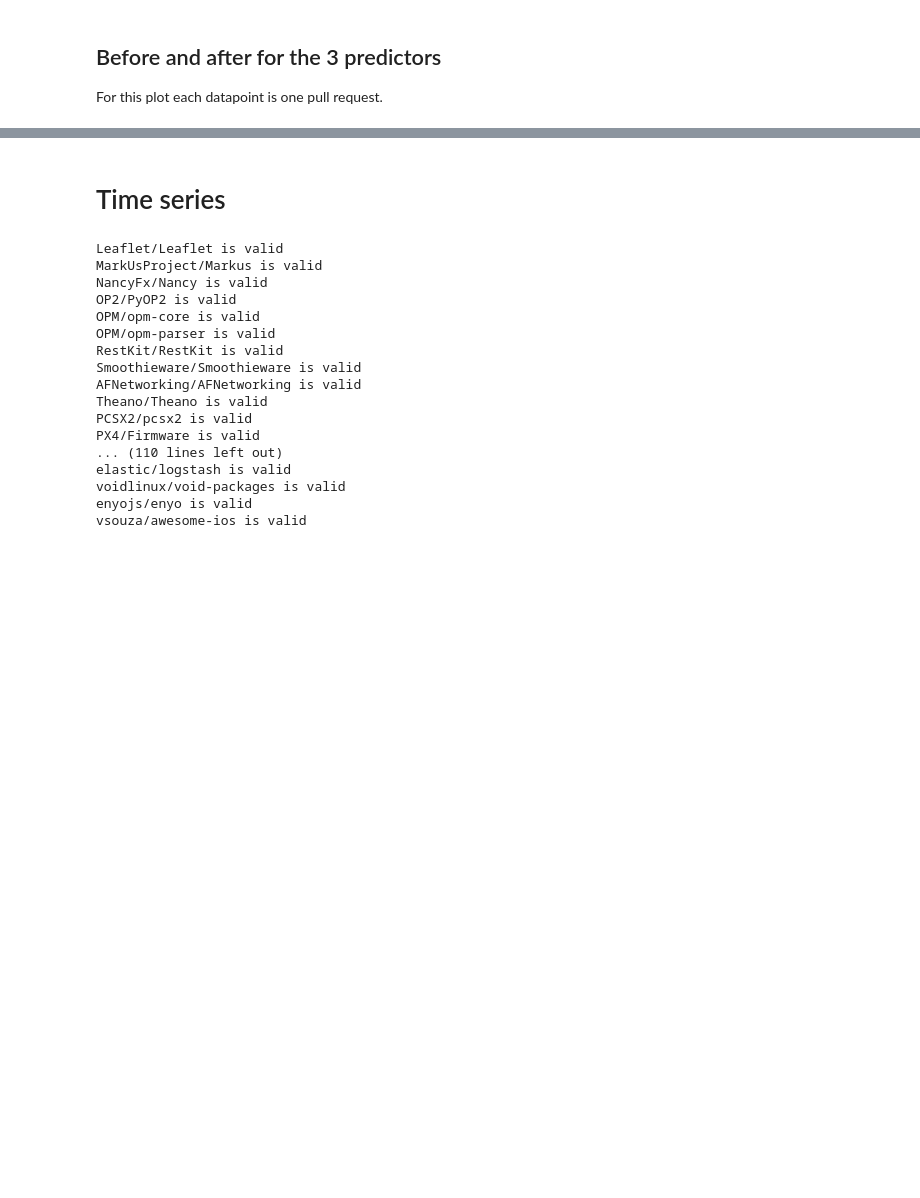
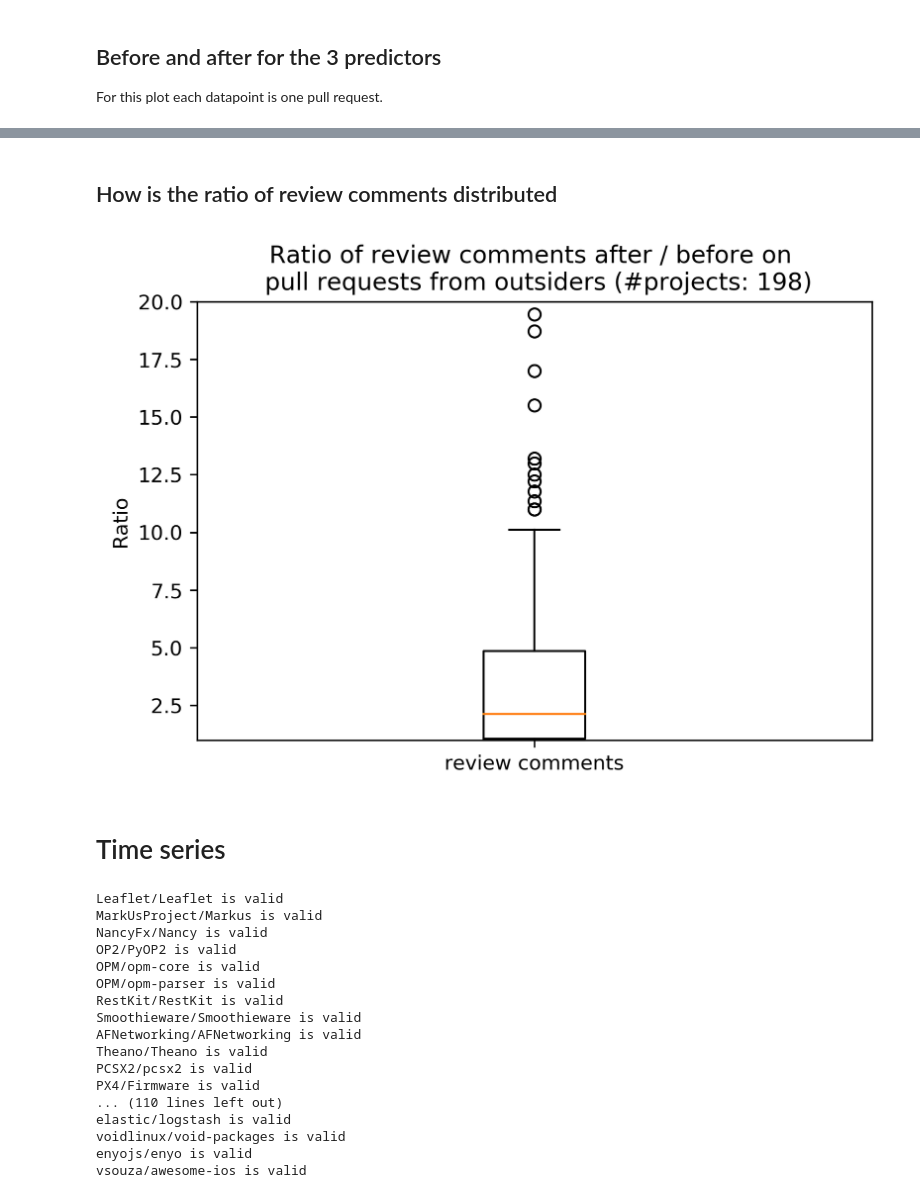
Before and after one commit to TheDutchDevil/code_reviews, a Jupyter notebook: analysis/share_of_comments.ipynb, the cells around one changed output, grey strips where cells are left out. Drawn from its saved outputs; the diff is of its cells as text; code cells hidden in the pictures; blank space fills up the shorter version.

```diff
--- a/analysis/share_of_comments.ipynb
+++ b/analysis/share_of_comments.ipynb
@@ -491,4 +523,36 @@ Skipped 52 projects from the total 232
 [figure]
+# %% [markdown]
+## How is the ratio of review comments distributed
+# %%
+ratios = []
+
+skipped = 0
+
+import numpy as np
+
+for i in range(len(total_review_comments_outsider_per_project_before)):
+
+    if total_review_comments_outsider_per_project_after[i] == 0 or \
+       total_review_comments_outsider_per_project_before[i] == 0:
+        skipped += 1
+        continue
+
+    ratio = total_review_comments_outsider_per_project_after[i] / total_review_comments_outsider_per_project_before[i]
+
+    ratios.append(ratio)
+
+plt.title("Ratio of review comments after / before on \n pull requests from outsiders (#projects: {})".
+          format(len(total_review_comments_outsider_per_project_before) - skipped))
+plt.ylabel("Ratio")
+
+plt.boxplot([ratios])
+plt.xticks(np.arange(1) + 1, ["review comments"])
+
+plt.ylim((1,20))
+
+plt.show()
+# %% [output]
+[figure, added]
 # %% [markdown]
 
 
```
Also changed, not shown: parts of 14 cells of this notebook, 4 other files.
